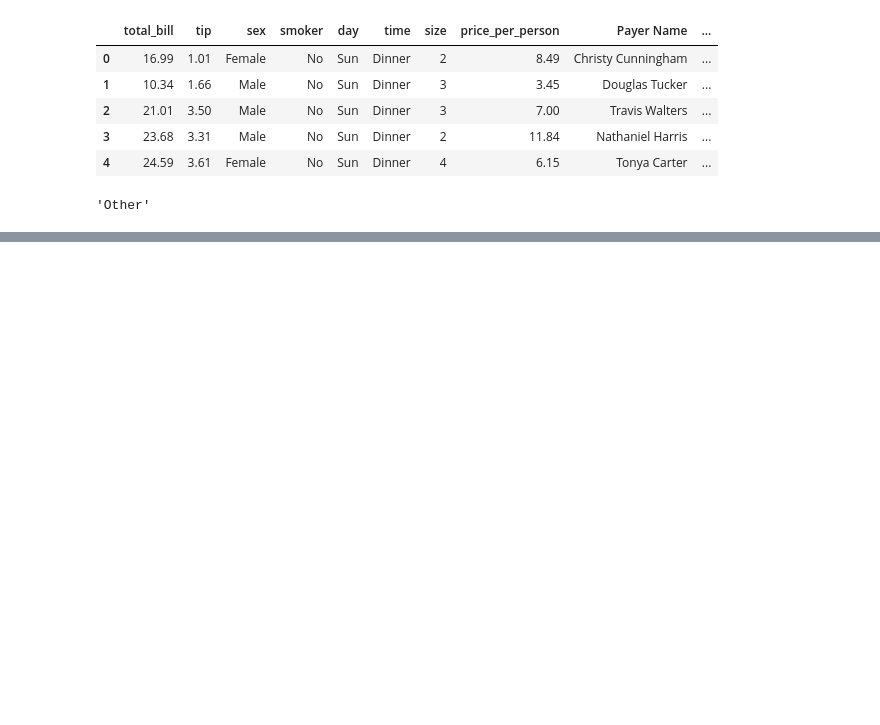
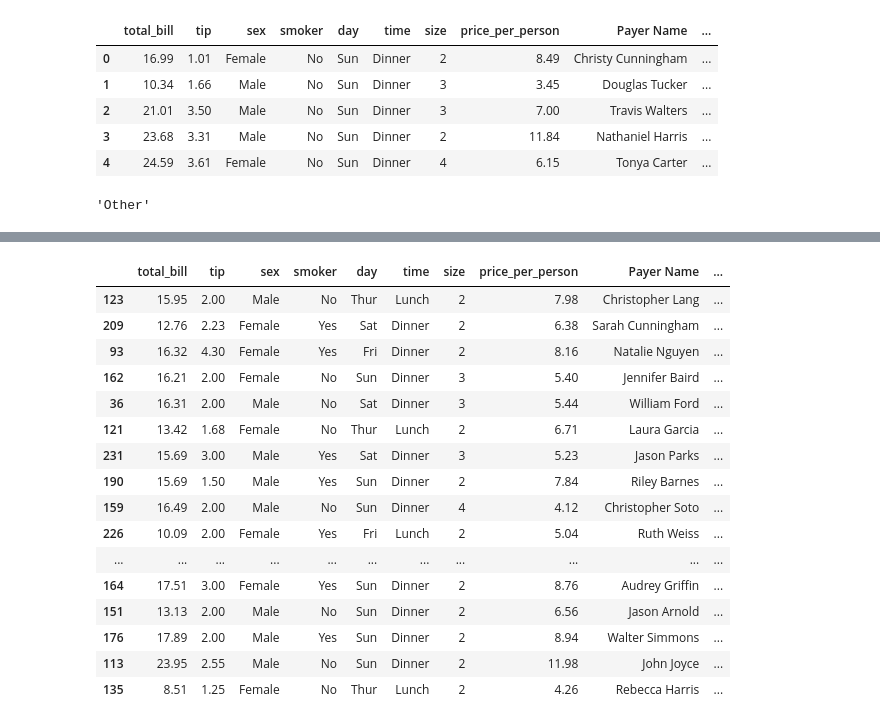
Before and after one commit to 1k2s3v/Data_Science_ML, a Jupyter notebook: Pandass/usefull_functions.ipynb, the cells around one changed output, grey strips where cells are left out. Cells and saved outputs as stored; diff of their text form; code cells hidden in the pictures; blank space fills up the shorter version.

```diff
--- a/Pandass/usefull_functions.ipynb
+++ b/Pandass/usefull_functions.ipynb
@@ -155,0 +154,2 @@ df
+# %%
+df = pd.read_csv('tips.csv')
@@ -155,0 +368,20 @@ df
+# %%
+df.sample(frac=0.1)
+# %% [output]
+|  | total_bill | tip | sex | smoker | day | time | size | price_per_person | Payer Name | ... |
+| 123 | 15.95 | 2.00 | Male | No | Thur | Lunch | 2 | 7.98 | Christopher Lang | ... |
+| 209 | 12.76 | 2.23 | Female | Yes | Sat | Dinner | 2 | 6.38 | Sarah Cunningham | ... |
+| 93 | 16.32 | 4.30 | Female | Yes | Fri | Dinner | 2 | 8.16 | Natalie Nguyen | ... |
+| 162 | 16.21 | 2.00 | Female | No | Sun | Dinner | 3 | 5.40 | Jennifer Baird | ... |
+| 36 | 16.31 | 2.00 | Male | No | Sat | Dinner | 3 | 5.44 | William Ford | ... |
+| 121 | 13.42 | 1.68 | Female | No | Thur | Lunch | 2 | 6.71 | Laura Garcia | ... |
+| 231 | 15.69 | 3.00 | Male | Yes | Sat | Dinner | 3 | 5.23 | Jason Parks | ... |
+| 190 | 15.69 | 1.50 | Male | Yes | Sun | Dinner | 2 | 7.84 | Riley Barnes | ... |
+| 159 | 16.49 | 2.00 | Male | No | Sun | Dinner | 4 | 4.12 | Christopher Soto | ... |
+| 226 | 10.09 | 2.00 | Female | Yes | Fri | Lunch | 2 | 5.04 | Ruth Weiss | ... |
+| ... | ... | ... | ... | ... | ... | ... | ... | ... | ... | ... |
+| 164 | 17.51 | 3.00 | Female | Yes | Sun | Dinner | 2 | 8.76 | Audrey Griffin | ... |
+| 151 | 13.13 | 2.00 | Male | No | Sun | Dinner | 2 | 6.56 | Jason Arnold | ... |
+| 176 | 17.89 | 2.00 | Male | Yes | Sun | Dinner | 2 | 8.94 | Walter Simmons | ... |
+| 113 | 23.95 | 2.55 | Male | No | Sun | Dinner | 2 | 11.98 | John Joyce | ... |
+| 135 | 8.51 | 1.25 | Female | No | Thur | Lunch | 2 | 4.26 | Rebecca Harris | ... |
```
Also changed, not shown: parts of 24 cells of this notebook, 2 other files.
